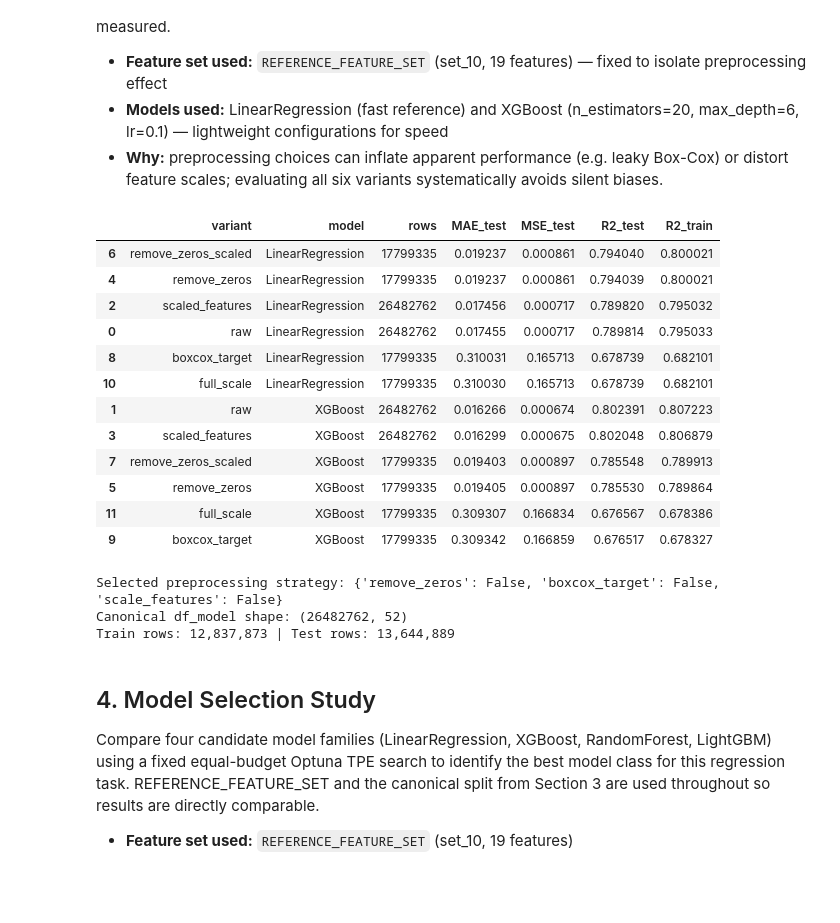
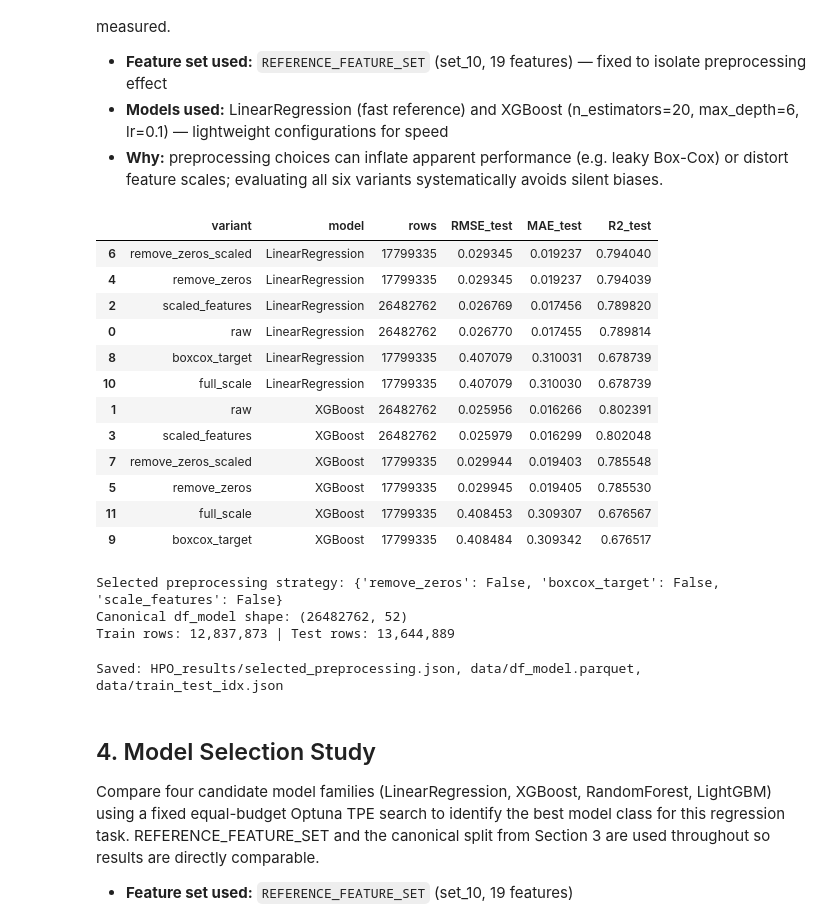
Before and after one commit to marcvem2AED/TFM_MCD_MarcVelascoMateu, a Jupyter notebook: 3-Model_training.ipynb, the cells around one changed output. Saved outputs shown, nothing was run; the diff lists cells and outputs as text; code cells hidden in the pictures; blank space fills up the shorter version.

```diff
--- a/3-Model_training.ipynb
+++ b/3-Model_training.ipynb
@@ -93,26 +131,22 @@ warnings.filterwarnings('ignore', category=ConvergenceWarning)
 # ============================================================
 # UTILITY FUNCTIONS — do not modify below this line
 # ============================================================
-def train_and_evaluate_models_list(X_train, y_train, X_test, y_test, models):
+def train_and_evaluate_models_list(X_train, y_train, X_test, y_test, models, disable_tqdm=False):
     results_all = {}
     iterator = models.items() if isinstance(models, dict) else models
 
-    for name, model in tqdm(iterator, desc='Training models'):
+    for name, model in tqdm(iterator, desc='Training models', disable=disable_tqdm):
         start_time = time.time()
         model.fit(X_train, y_train)
         elapsed_time = time.time() - start_time
 
-        y_pred_train = model.predict(X_train)
         y_pred_test = model.predict(X_test)
 
         results_all[name] = {
-            'MAE_train': mean_absolute_error(y_train, y_pred_train),
-            'MSE_train': mean_squared_error(y_train, y_pred_train),
-            'R2_train': r2_score(y_train, y_pred_train),
-            'MAE_test': mean_absolute_error(y_test, y_pred_test),
-            'MSE_test': mean_squared_error(y_test, y_pred_test),
-            'R2_test': r2_score(y_test, y_pred_test),
-            'time_s': round(elapsed_time, 4),
+            'RMSE_test': root_mean_squared_error(y_test, y_pred_test),
+            'MAE_test':  mean_absolute_error(y_test, y_pred_test),
+            'R2_test':   r2_score(y_test, y_pred_test),
+            'time_s':    round(elapsed_time, 4),
         }
 
     return results_all
@@ -153,7 +187,9 @@ def evaluate_scaling_variants(df_raw, variants, models, target_col=TARGET_COL):
         y_train = y_variant.loc[tr_idx]
         y_test = y_variant.loc[te_idx]
 
-        metrics = train_and_evaluate_models_list(X_train, y_train, X_test, y_test, models)
+        metrics = train_and_evaluate_models_list(
+            X_train, y_train, X_test, y_test, models, disable_tqdm=True
+        )
 
         for model_name, values in metrics.items():
             row = {
@@ -176,7 +212,9 @@ def evaluate_feature_sets(df_model, y, train_idx, test_idx, feature_sets, models
         y_train = y.loc[train_idx]
         y_test = y.loc[test_idx]
 
-        metrics = train_and_evaluate_models_list(X_train, y_train, X_test, y_test, models)
+        metrics = train_and_evaluate_models_list(
+            X_train, y_train, X_test, y_test, models, disable_tqdm=True
+        )
 
         for model_name, values in metrics.items():
             all_rows.append({
@@ -564,26 +664,26 @@ SCALING_VARIANTS = {
 # %%
 # Evaluate all 6 preprocessing variants; look for variant × model combinations with high R2_test
 # and small gap between R2_train and R2_test (no overfitting)
 df_raw_ref = df_raw[REFERENCE_FEATURE_SET + [TARGET_COL] + ['year']].copy()
 
 scaling_results = evaluate_scaling_variants(df_raw_ref, SCALING_VARIANTS, scaling_study_models, target_col=TARGET_COL)
 
 scaling_view = scaling_results.sort_values(['model', 'R2_test'], ascending=[True, False])
-display(scaling_view[['variant', 'model', 'rows', 'MAE_test', 'MSE_test', 'R2_test', 'R2_train']])
+display(scaling_view[['variant', 'model', 'rows', 'RMSE_test', 'MAE_test', 'R2_test']])
 # %% [output]
-|  | variant | model | rows | MAE_test | MSE_test | R2_test | R2_train |
-| 6 | remove_zeros_scaled | LinearRegression | 17799335 | 0.019237 | 0.000861 | 0.794040 | 0.800021 |
-| 4 | remove_zeros | LinearRegression | 17799335 | 0.019237 | 0.000861 | 0.794039 | 0.800021 |
-| 2 | scaled_features | LinearRegression | 26482762 | 0.017456 | 0.000717 | 0.789820 | 0.795032 |
-| 0 | raw | LinearRegression | 26482762 | 0.017455 | 0.000717 | 0.789814 | 0.795033 |
-| 8 | boxcox_target | LinearRegression | 17799335 | 0.310031 | 0.165713 | 0.678739 | 0.682101 |
-| 10 | full_scale | LinearRegression | 17799335 | 0.310030 | 0.165713 | 0.678739 | 0.682101 |
-| 1 | raw | XGBoost | 26482762 | 0.016266 | 0.000674 | 0.802391 | 0.807223 |
-| 3 | scaled_features | XGBoost | 26482762 | 0.016299 | 0.000675 | 0.802048 | 0.806879 |
-| 7 | remove_zeros_scaled | XGBoost | 17799335 | 0.019403 | 0.000897 | 0.785548 | 0.789913 |
-| 5 | remove_zeros | XGBoost | 17799335 | 0.019405 | 0.000897 | 0.785530 | 0.789864 |
-| 11 | full_scale | XGBoost | 17799335 | 0.309307 | 0.166834 | 0.676567 | 0.678386 |
-| 9 | boxcox_target | XGBoost | 17799335 | 0.309342 | 0.166859 | 0.676517 | 0.678327 |
+|  | variant | model | rows | RMSE_test | MAE_test | R2_test |
+| 6 | remove_zeros_scaled | LinearRegression | 17799335 | 0.029345 | 0.019237 | 0.794040 |
+| 4 | remove_zeros | LinearRegression | 17799335 | 0.029345 | 0.019237 | 0.794039 |
+| 2 | scaled_features | LinearRegression | 26482762 | 0.026769 | 0.017456 | 0.789820 |
+| 0 | raw | LinearRegression | 26482762 | 0.026770 | 0.017455 | 0.789814 |
+| 8 | boxcox_target | LinearRegression | 17799335 | 0.407079 | 0.310031 | 0.678739 |
+| 10 | full_scale | LinearRegression | 17799335 | 0.407079 | 0.310030 | 0.678739 |
+| 1 | raw | XGBoost | 26482762 | 0.025956 | 0.016266 | 0.802391 |
+| 3 | scaled_features | XGBoost | 26482762 | 0.025979 | 0.016299 | 0.802048 |
+| 7 | remove_zeros_scaled | XGBoost | 17799335 | 0.029944 | 0.019403 | 0.785548 |
+| 5 | remove_zeros | XGBoost | 17799335 | 0.029945 | 0.019405 | 0.785530 |
+| 11 | full_scale | XGBoost | 17799335 | 0.408453 | 0.309307 | 0.676567 |
+| 9 | boxcox_target | XGBoost | 17799335 | 0.408484 | 0.309342 | 0.676517 |
 # %%
 # Select preprocessing strategy: 'scaled_features' — no zero removal, no Box-Cox,
 # feature scaling only. Retains all rows (including fwns=0) and avoids Box-Cox leakage.
@@ -604,6 +704,15 @@ print(f'Train rows: {len(train_idx):,} | Test rows: {len(test_idx):,}')
 Selected preprocessing strategy: {'remove_zeros': False, 'boxcox_target': False, 'scale_features': False}
 Canonical df_model shape: (26482762, 52)
 Train rows: 12,837,873 | Test rows: 13,644,889
+# %%
+with open(f'{RESULTS_DIR}/selected_preprocessing.json', 'w', encoding='utf-8') as f:
+    json.dump(SELECTED_PREPROCESSING, f, indent=4)
+df_model.to_parquet('data/df_model.parquet', index=True)
+with open('data/train_test_idx.json', 'w', encoding='utf-8') as f:
+    json.dump({'train': train_idx.tolist(), 'test': test_idx.tolist()}, f)
+print('Saved: HPO_results/selected_preprocessing.json, data/df_model.parquet, data/train_test_idx.json')
+# %% [output]
+Saved: HPO_results/selected_preprocessing.json, data/df_model.parquet, data/train_test_idx.json
 # %% [markdown]
 ## 4. Model Selection Study
 
```
Also changed, not shown: parts of 46 cells of this notebook, 5 other files.
